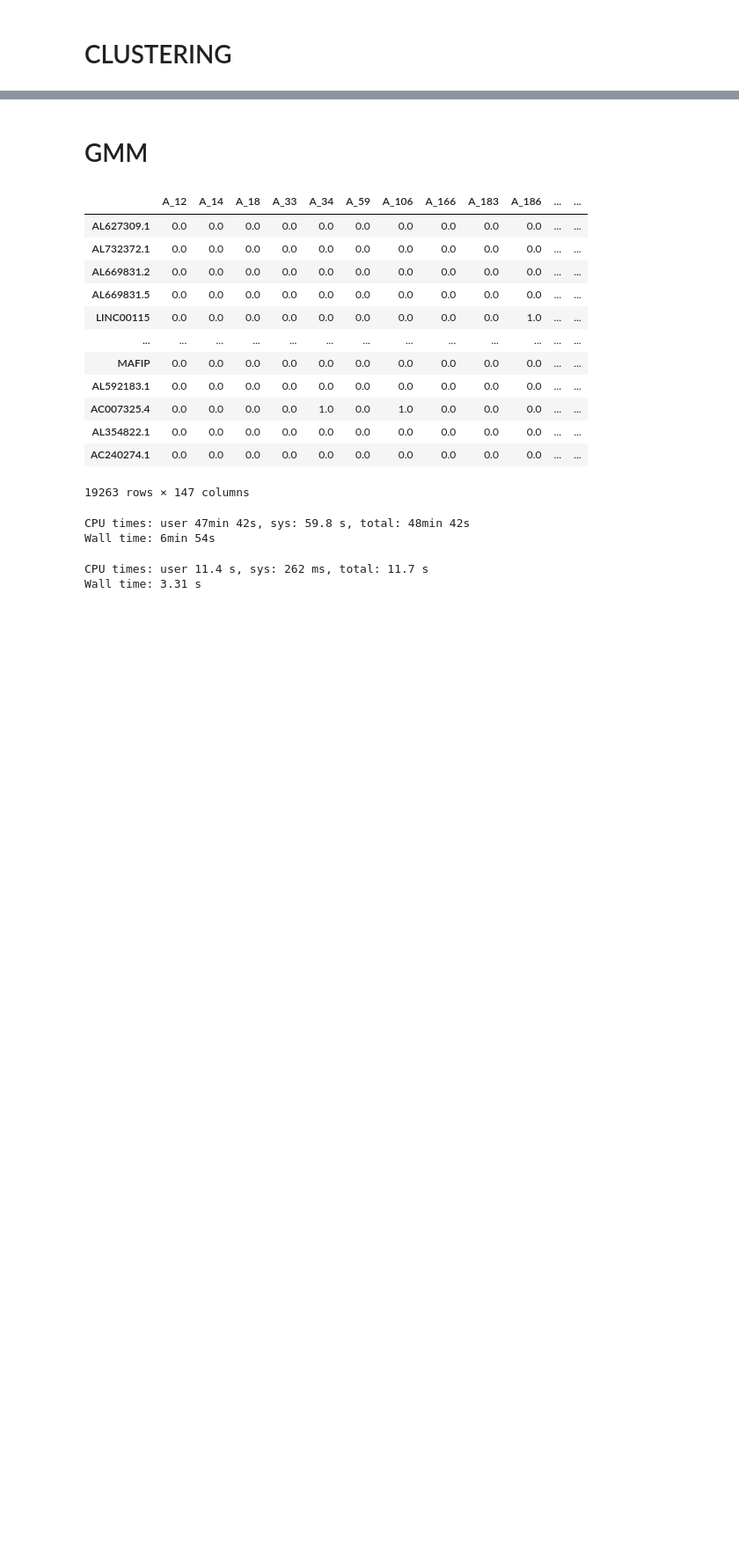
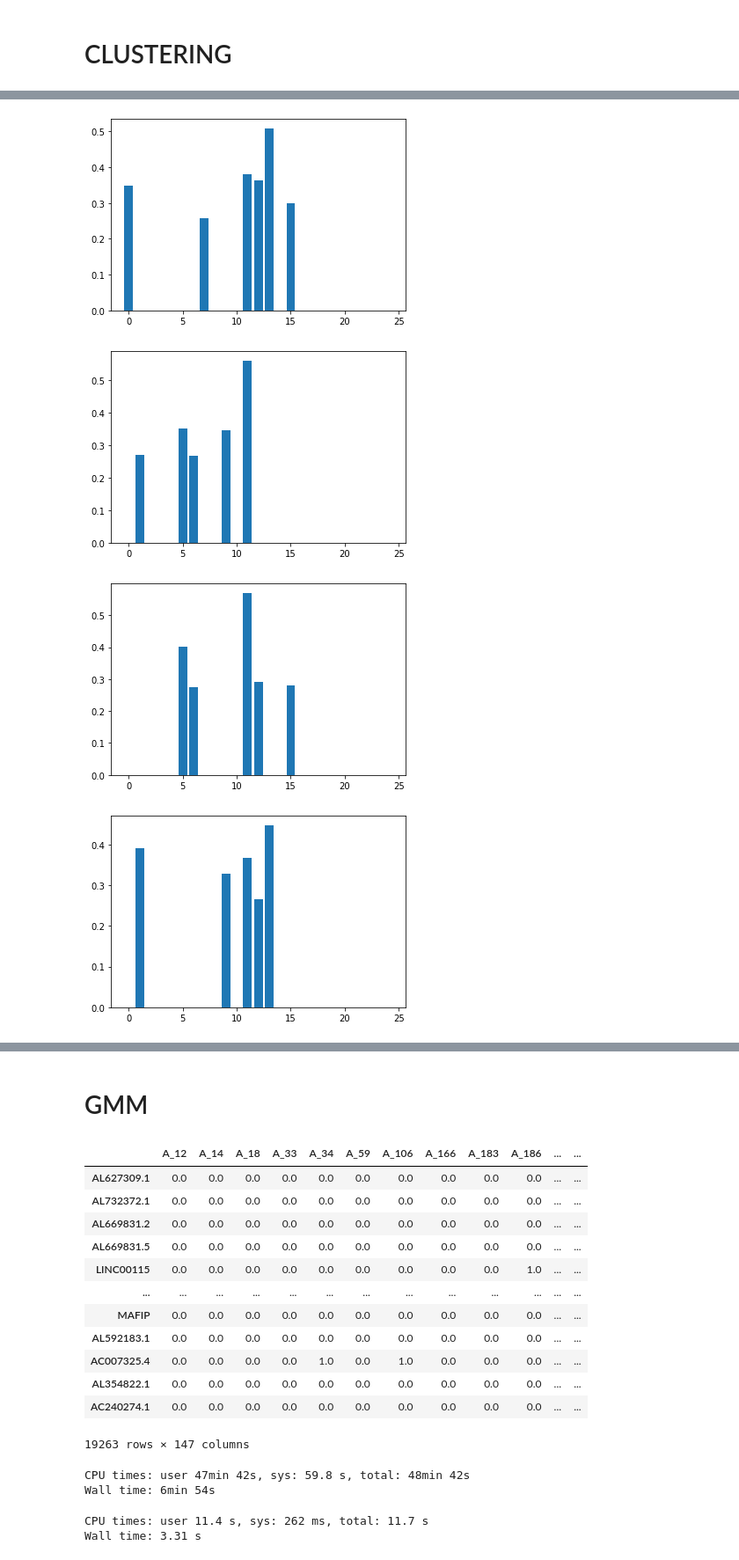
Before and after one commit to cameronyoungpark/comp_bio_final, a Jupyter notebook: jupyter_notebooks/statML GMM .ipynb, the cells around one changed output, grey strips where cells are left out. Shown: that part at 88% size. Cells and saved outputs as stored; diff of their text form; code cells hidden in the pictures; blank space fills up the shorter version.

```diff
--- a/jupyter_notebooks/statML GMM .ipynb
+++ b/jupyter_notebooks/statML GMM .ipynb
@@ -266,0 +373,12 @@ plt.show()
+# %%
+#histogram chart for UNFILTERED components showing ratio of each component for each cluster
+x = np.arange(n_components)
+for k in range(n_cluster_knn + 1):
+    plt.figure()
+    plt.bar(x,avg_dict[k].flatten())
+    plt.show()
+# %% [output]
+[figure, added]
+[figure, added]
+[figure, added]
+[figure, added]
```
Also changed, not shown: parts of 24 cells of this notebook.
